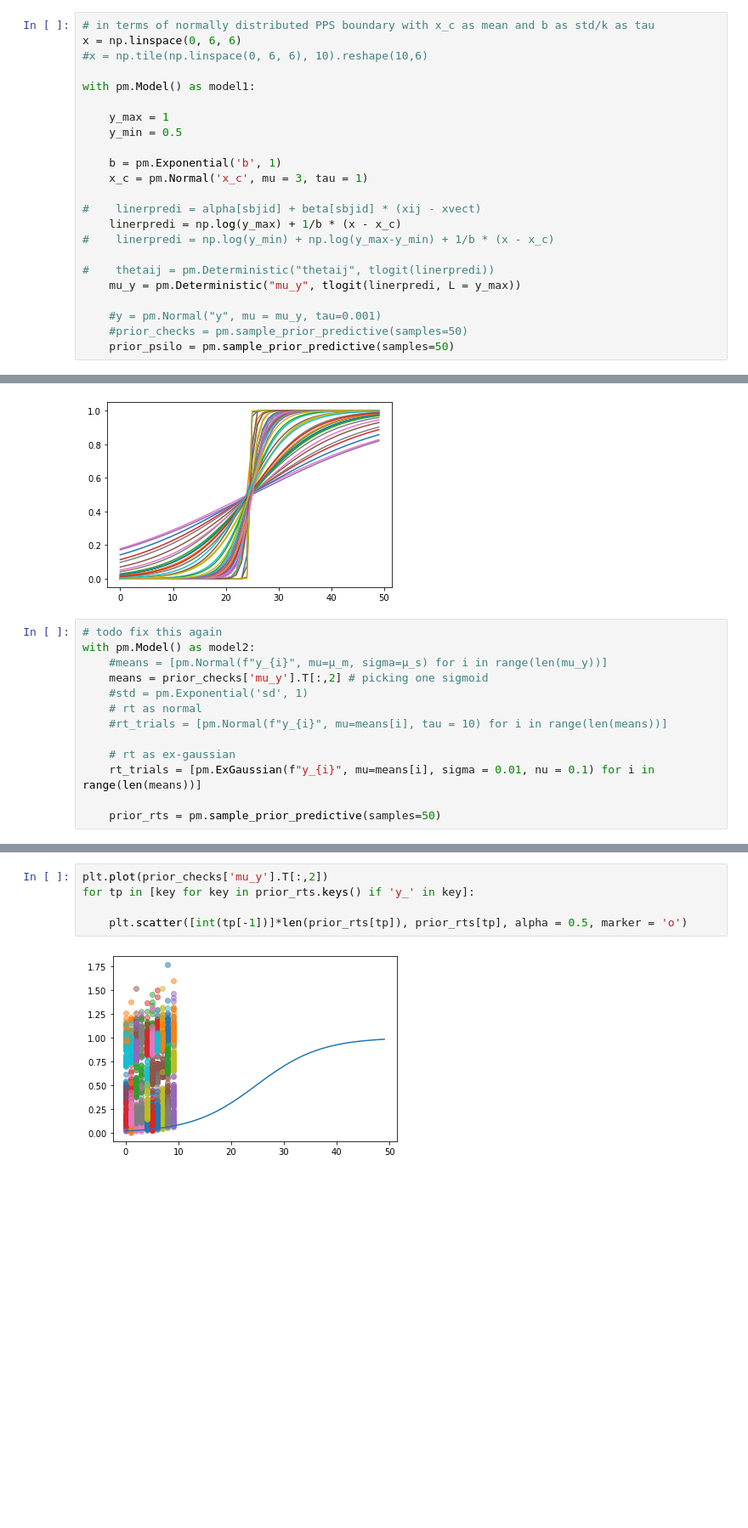
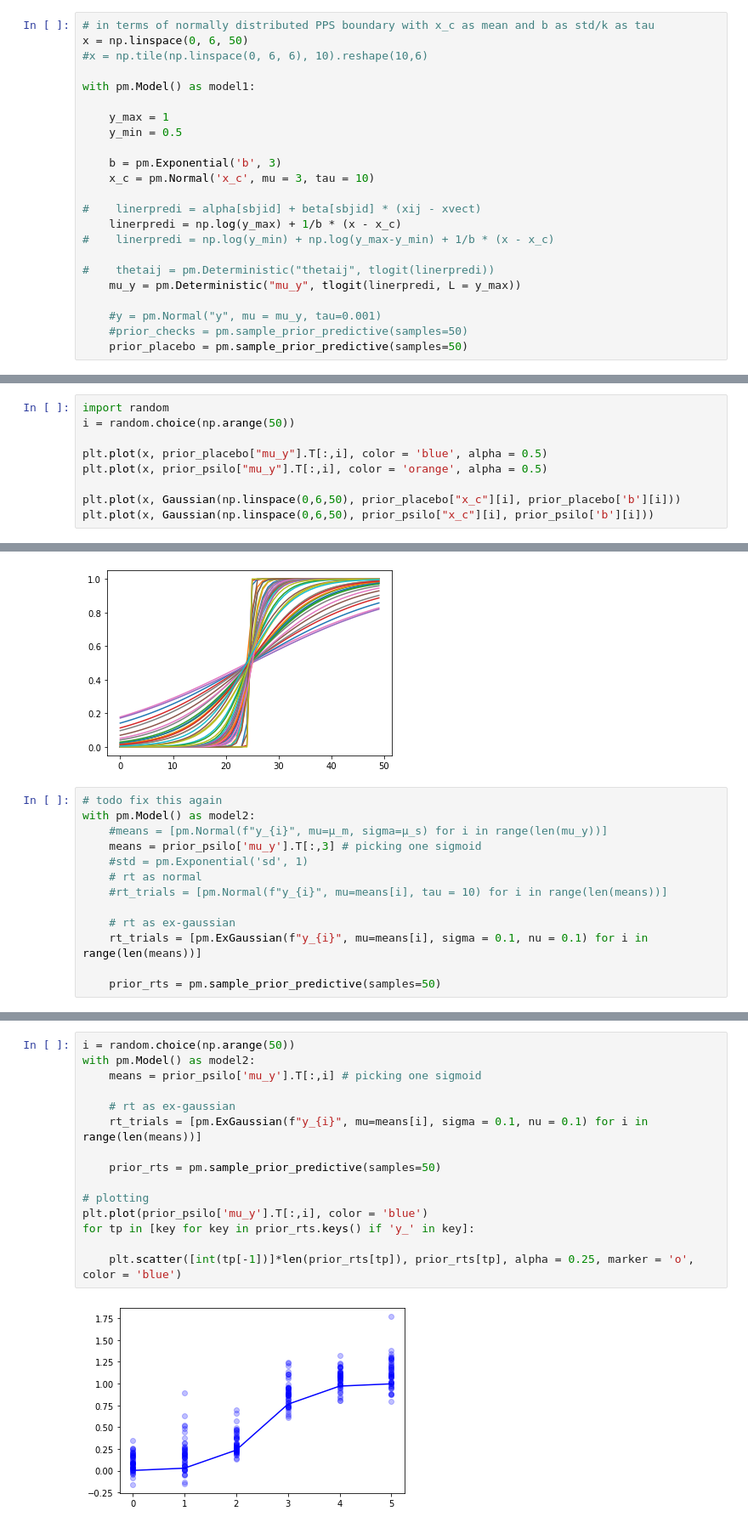
Before and after one commit to xavfunk/pps-modeling, a Jupyter notebook: explorations.ipynb, the cells around one changed output, grey strips where cells are left out. Shown at 85% size. Cells and saved outputs as stored; diff of their text form; blank space fills up the shorter version.

Commit message:
clean up, produce plots

```diff
--- a/explorations.ipynb
+++ b/explorations.ipynb
@@ -71,6 +114,6 @@ array([0. , 1.2, 2.4, 3.6, 4.8, 6. ])
 # %%
 # in terms of normally distributed PPS boundary with x_c as mean and b as std/k as tau
-x = np.linspace(0, 6, 6)
+x = np.linspace(0, 6, 50)
 #x = np.tile(np.linspace(0, 6, 6), 10).reshape(10,6)
 
 with pm.Model() as model1:
@@ -78,8 +121,8 @@ with pm.Model() as model1:
     y_max = 1
     y_min = 0.5
 
-    b = pm.Exponential('b', 1)
-    x_c = pm.Normal('x_c', mu = 3, tau = 1)
+    b = pm.Exponential('b', 3)
+    x_c = pm.Normal('x_c', mu = 3, tau = 10)
 
 #    linerpredi = alpha[sbjid] + beta[sbjid] * (xij - xvect)
     linerpredi = np.log(y_max) + 1/b * (x - x_c)
@@ -90,4 +133,4 @@ with pm.Model() as model1:
 
     #y = pm.Normal("y", mu = mu_y, tau=0.001)
     #prior_checks = pm.sample_prior_predictive(samples=50)
-    prior_psilo = pm.sample_prior_predictive(samples=50)
+    prior_placebo = pm.sample_prior_predictive(samples=50)
@@ -138,0 +157,9 @@ plt.plot(prior_psilo["mu_y"].T, color = 'orange', alpha = 0.5)
+# %%
+import random
+i = random.choice(np.arange(50))
+
+plt.plot(x, prior_placebo["mu_y"].T[:,i], color = 'blue', alpha = 0.5)
+plt.plot(x, prior_psilo["mu_y"].T[:,i], color = 'orange', alpha = 0.5)
+
+plt.plot(x, Gaussian(np.linspace(0,6,50), prior_placebo["x_c"][i], prior_placebo['b'][i]))
+plt.plot(x, Gaussian(np.linspace(0,6,50), prior_psilo["x_c"][i], prior_psilo['b'][i]))
@@ -181,12 +211,12 @@ plt.plot(prior_checks['mu_y'].T)
 # todo fix this again
 with pm.Model() as model2:
     #means = [pm.Normal(f"y_{i}", mu=μ_m, sigma=μ_s) for i in range(len(mu_y))]
-    means = prior_checks['mu_y'].T[:,2] # picking one sigmoid
+    means = prior_psilo['mu_y'].T[:,3] # picking one sigmoid
     #std = pm.Exponential('sd', 1)
     # rt as normal
     #rt_trials = [pm.Normal(f"y_{i}", mu=means[i], tau = 10) for i in range(len(means))]
 
     # rt as ex-gaussian
-    rt_trials = [pm.ExGaussian(f"y_{i}", mu=means[i], sigma = 0.01, nu = 0.1) for i in range(len(means))]
+    rt_trials = [pm.ExGaussian(f"y_{i}", mu=means[i], sigma = 0.1, nu = 0.1) for i in range(len(means))]
 
     prior_rts = pm.sample_prior_predictive(samples=50)
@@ -213,7 +223,17 @@ prior_rts
 # %%
-plt.plot(prior_checks['mu_y'].T[:,2])
+i = random.choice(np.arange(50))
+with pm.Model() as model2:
+    means = prior_psilo['mu_y'].T[:,i] # picking one sigmoid
+
+    # rt as ex-gaussian
+    rt_trials = [pm.ExGaussian(f"y_{i}", mu=means[i], sigma = 0.1, nu = 0.1) for i in range(len(means))]
+
+    prior_rts = pm.sample_prior_predictive(samples=50)
+
+# plotting
+plt.plot(prior_psilo['mu_y'].T[:,i], color = 'blue')
 for tp in [key for key in prior_rts.keys() if 'y_' in key]:
 
-    plt.scatter([int(tp[-1])]*len(prior_rts[tp]), prior_rts[tp], alpha = 0.5, marker = 'o')
+    plt.scatter([int(tp[-1])]*len(prior_rts[tp]), prior_rts[tp], alpha = 0.25, marker = 'o', color = 'blue')
 # %% [output]
-[figure, old version]
+[figure, new version]
```
Also changed, not shown: parts of 10 cells of this notebook.
